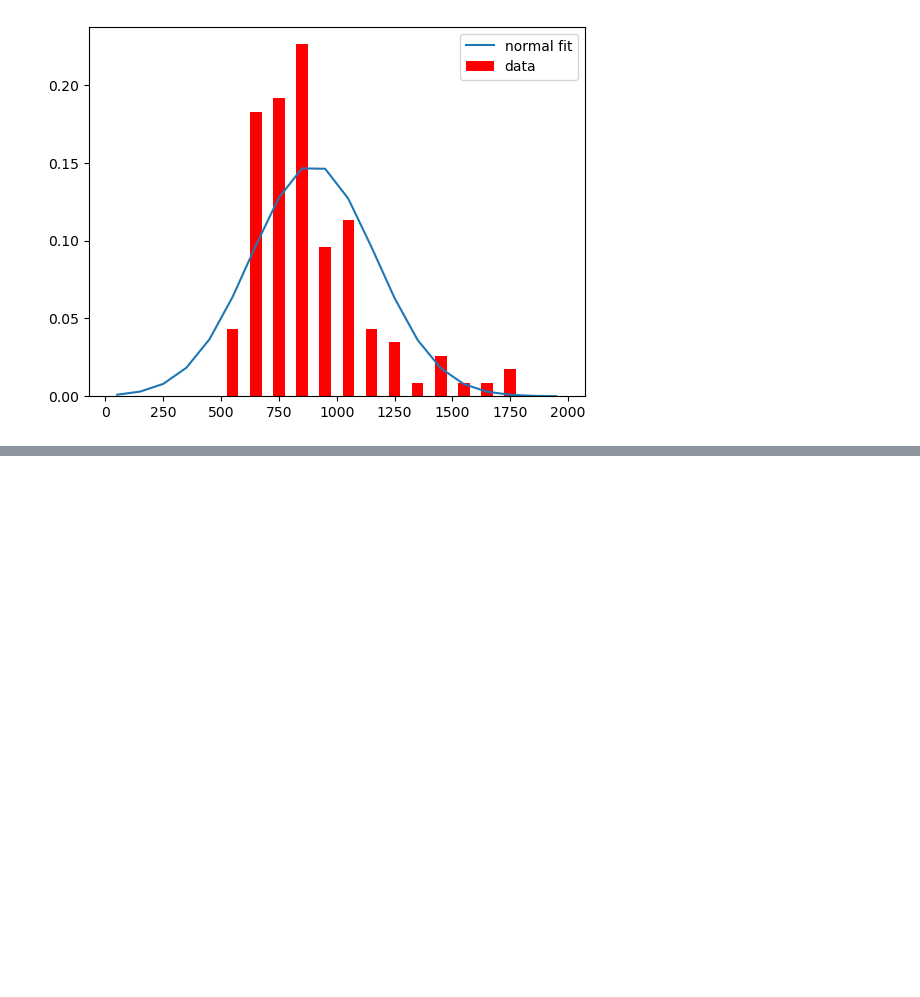
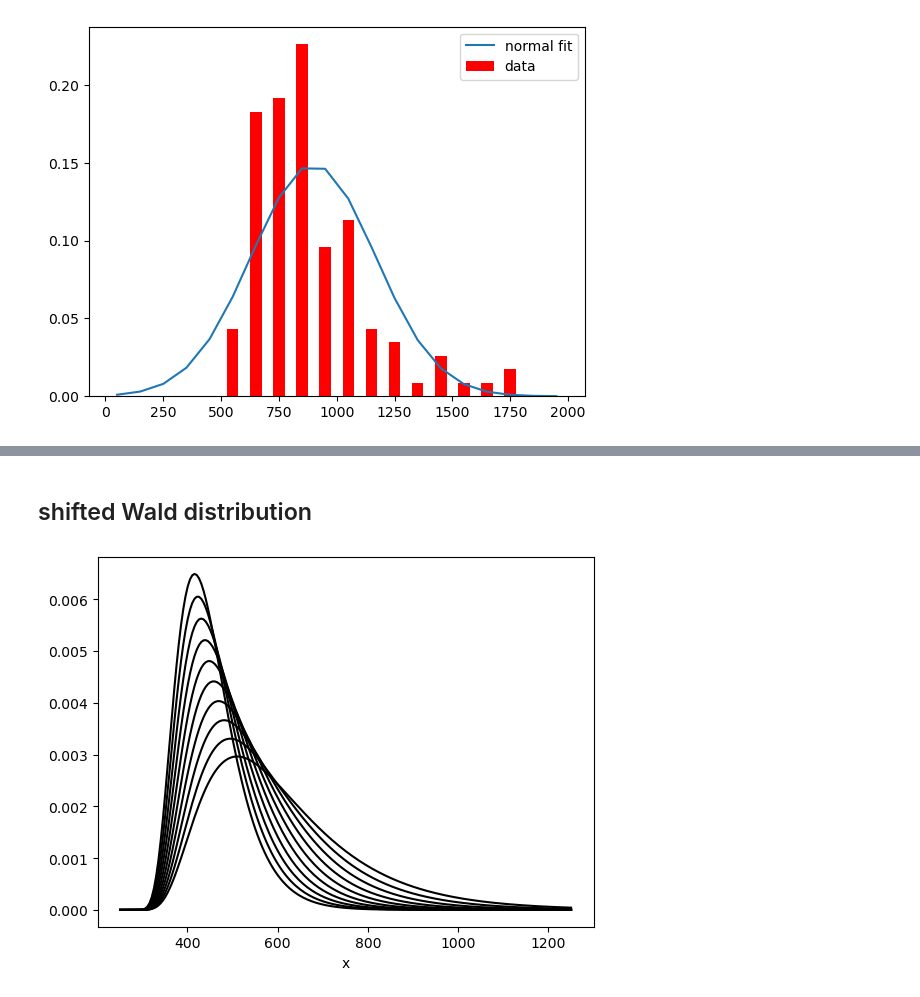
Before and after one commit to rameshsrinivasanuci/COGS106_F23, a Jupyter notebook: Lectures/ResponseTimeModels.ipynb, the cells around one changed output, grey strips where cells are left out. Cells and saved outputs as stored; diff of their text form; code cells hidden in the pictures; blank space fills up the shorter version.

Commit message:
wald

```diff
--- a/Lectures/ResponseTimeModels.ipynb
+++ b/Lectures/ResponseTimeModels.ipynb
@@ -121,0 +122,29 @@ Text(0.5, 1.0, 'Correct vs Error Trials')
+# %% [markdown]
+## shifted Wald distribution
+# %%
+def shiftedwald(params, x):
+    '''
+    params: is a list or numpy array containing two parameters
+    x: are the data
+    '''
+
+    gamma = params[0] #drift rate
+    alpha = params[1] #boundary separation
+    theta = params[2] #shift or nondecision time
+    x = x-theta
+    z = alpha/np.sqrt(2*np.pi*(x**3))
+    w = ((np.abs(alpha-gamma*x))**2)/(2*x)
+    f = z*np.exp(-w)
+    return f
+# %%
+for j in range(10):
+    params = [0.2-0.01*j,40,250]
+
+    rt = np.linspace(251,1250,201)
+
+    shiftedwald1 = shiftedwald(params,rt)
+    plt.plot(rt,shiftedwald1,'k-')
+    plt.xlabel('x')
+    plt.title('Drift Rate')
+# %% [output]
+[figure, added]
```
Also changed, not shown: parts of 4 cells of this notebook.
